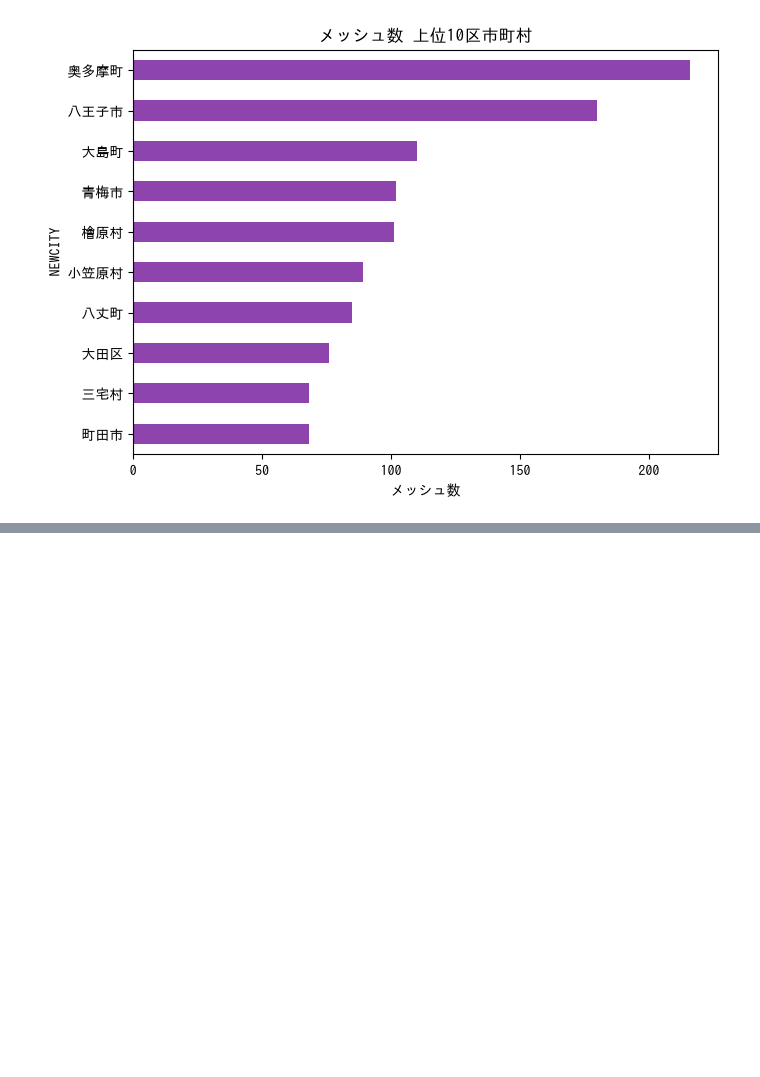
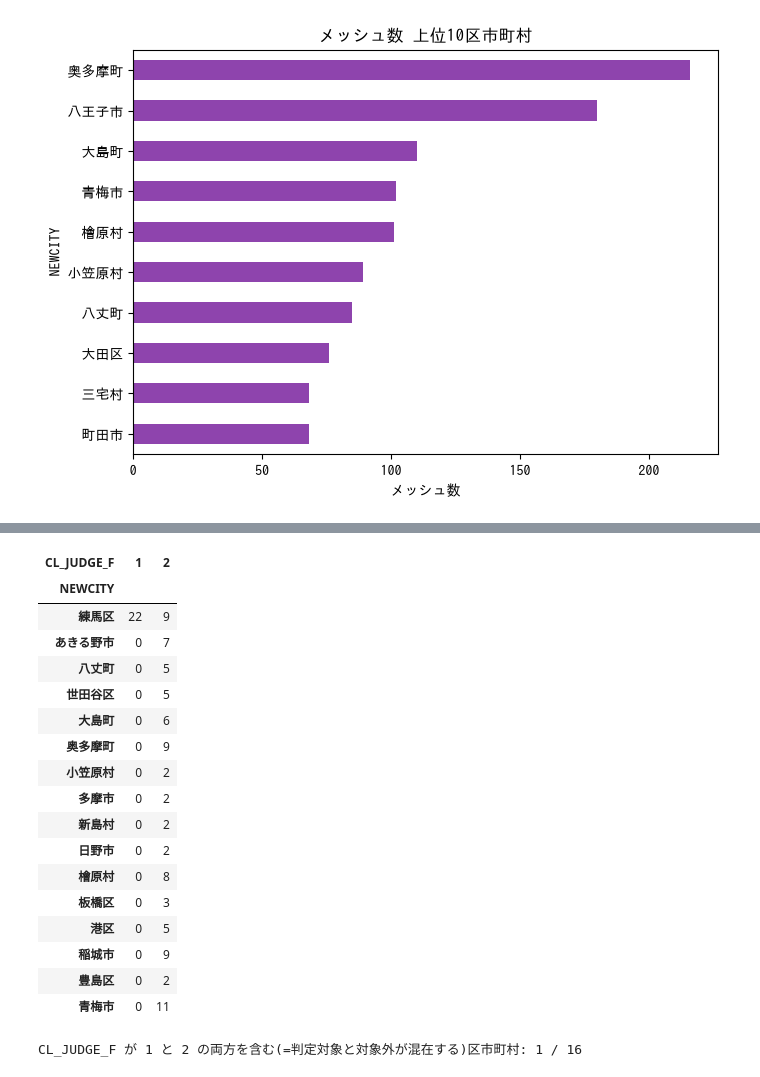
Before and after one commit to YUINODO/new, a Jupyter notebook: notebooks/sediment_hazard_eda.ipynb, the cells around one changed output, grey strips where cells are left out. Saved outputs shown, nothing was run; the diff lists cells and outputs as text; code cells hidden in the pictures; blank space fills up the shorter version.

```diff
--- a/notebooks/sediment_hazard_eda.ipynb
+++ b/notebooks/sediment_hazard_eda.ipynb
@@ -421,0 +561,30 @@ plt.show()
+# %%
+multi_cities = gdfs["area"].groupby("NEWCITY").filter(lambda d: len(d) > 1)["NEWCITY"].unique()
+split_ct = pd.crosstab(
+    gdfs["area"][gdfs["area"]["NEWCITY"].isin(multi_cities)]["NEWCITY"],
+    gdfs["area"]["CL_JUDGE_F"],
+)
+display(split_ct.sort_values(1, ascending=False))
+
+mixed = ((split_ct.get(1, 0) > 0) & (split_ct.get(2, 0) > 0)).sum()
+print(f"CL_JUDGE_F が 1 と 2 の両方を含む(=判定対象と対象外が混在する)区市町村: {mixed} / {len(split_ct)}")
+# %% [output]
+| CL_JUDGE_F | 1 | 2 |
+| NEWCITY |  |  |
+| 練馬区 | 22 | 9 |
+| あきる野市 | 0 | 7 |
+| 八丈町 | 0 | 5 |
+| 世田谷区 | 0 | 5 |
+| 大島町 | 0 | 6 |
+| 奥多摩町 | 0 | 9 |
+| 小笠原村 | 0 | 2 |
+| 多摩市 | 0 | 2 |
+| 新島村 | 0 | 2 |
+| 日野市 | 0 | 2 |
+| 檜原村 | 0 | 8 |
+| 板橋区 | 0 | 3 |
+| 港区 | 0 | 5 |
+| 稲城市 | 0 | 9 |
+| 豊島区 | 0 | 2 |
+| 青梅市 | 0 | 11 |
+CL_JUDGE_F が 1 と 2 の両方を含む(=判定対象と対象外が混在する)区市町村: 1 / 16
```
Also changed, not shown: parts of 14 cells of this notebook, 2 other files.
